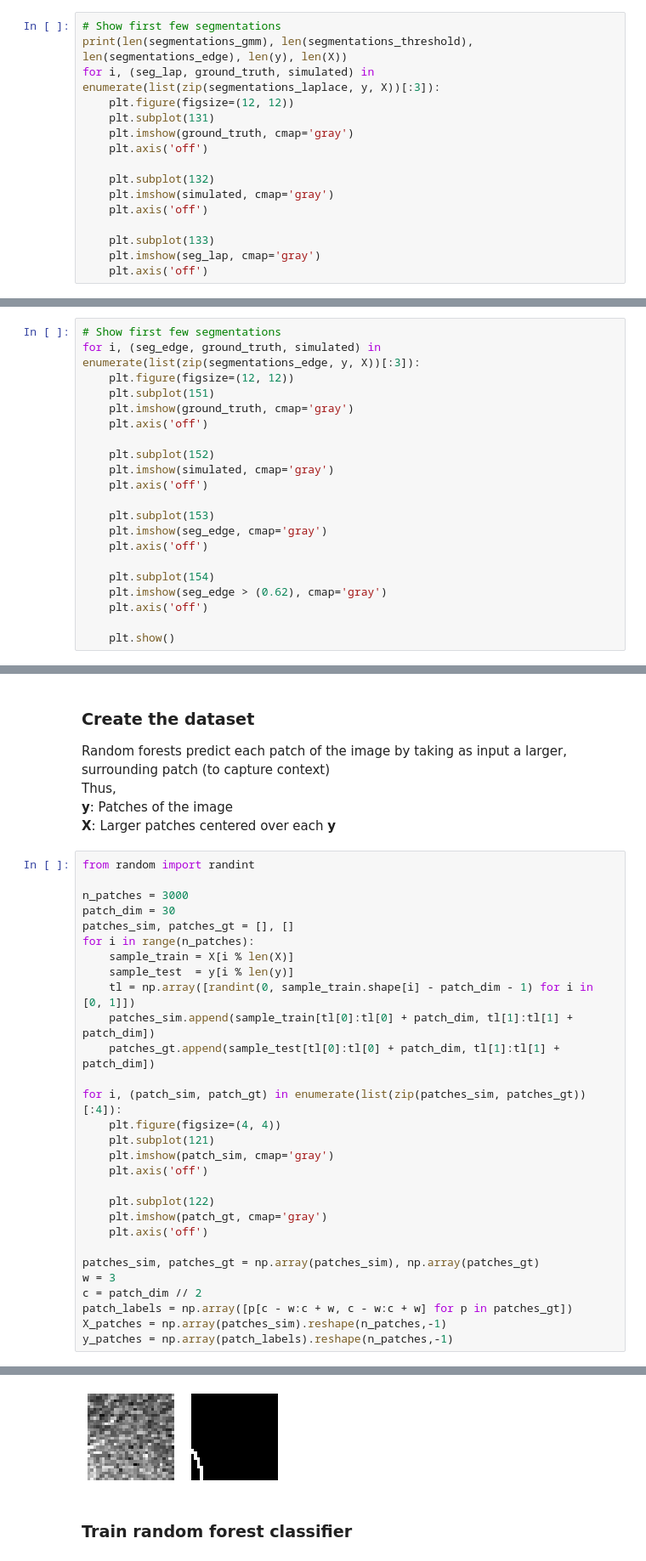
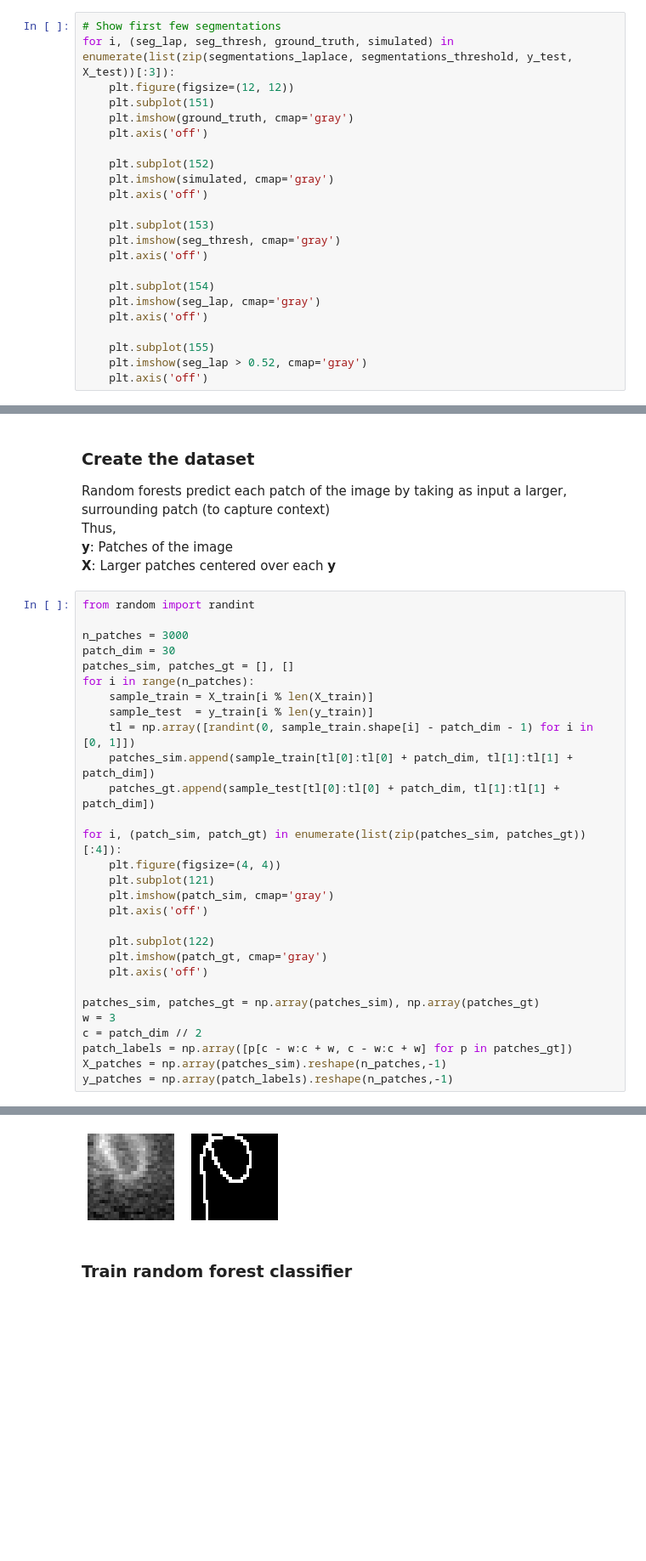
Before and after one commit to RobbieHolland/AIWire, a Jupyter notebook: classical_segmentation.ipynb, the cells around one changed output, grey strips where cells are left out. Shown at 85% size. Drawn from its saved outputs; the diff is of its cells as text; blank space fills up the shorter version.

```diff
--- a/classical_segmentation.ipynb
+++ b/classical_segmentation.ipynb
@@ -139,17 +115,24 @@ Clearly, the GMM is not very good since the noise can have the same intensity as
 # %%
 # Show first few segmentations
-print(len(segmentations_gmm), len(segmentations_threshold), len(segmentations_edge), len(y), len(X))
-for i, (seg_lap, ground_truth, simulated) in enumerate(list(zip(segmentations_laplace, y, X))[:3]):
+for i, (seg_lap, seg_thresh, ground_truth, simulated) in enumerate(list(zip(segmentations_laplace, segmentations_threshold, y_test, X_test))[:3]):
     plt.figure(figsize=(12, 12))
-    plt.subplot(131)
+    plt.subplot(151)
     plt.imshow(ground_truth, cmap='gray')
     plt.axis('off')
 
-    plt.subplot(132)
+    plt.subplot(152)
     plt.imshow(simulated, cmap='gray')
     plt.axis('off')
 
-    plt.subplot(133)
+    plt.subplot(153)
+    plt.imshow(seg_thresh, cmap='gray')
+    plt.axis('off')
+
+    plt.subplot(154)
     plt.imshow(seg_lap, cmap='gray')
     plt.axis('off')
+
+    plt.subplot(155)
+    plt.imshow(seg_lap > 0.52, cmap='gray')
+    plt.axis('off')
 # %% [output]
@@ -162,21 +141,0 @@ The Laplace filter followed by a threshold provides very accurate segmenations,
-# %%
-# Show first few segmentations
-for i, (seg_edge, ground_truth, simulated) in enumerate(list(zip(segmentations_edge, y, X))[:3]):
-    plt.figure(figsize=(12, 12))
-    plt.subplot(151)
-    plt.imshow(ground_truth, cmap='gray')
-    plt.axis('off')
-
-    plt.subplot(152)
-    plt.imshow(simulated, cmap='gray')
-    plt.axis('off')
-
-    plt.subplot(153)
-    plt.imshow(seg_edge, cmap='gray')
-    plt.axis('off')
-
-    plt.subplot(154)
-    plt.imshow(seg_edge > (0.62), cmap='gray')
-    plt.axis('off')
-
-    plt.show()
@@ -200,8 +155,8 @@ n_patches = 3000
 patch_dim = 30
 patches_sim, patches_gt = [], []
 for i in range(n_patches):
-    sample_train = X[i % len(X)]
-    sample_test  = y[i % len(y)]
+    sample_train = X_train[i % len(X_train)]
+    sample_test  = y_train[i % len(y_train)]
     tl = np.array([randint(0, sample_train.shape[i] - patch_dim - 1) for i in [0, 1]])
     patches_sim.append(sample_train[tl[0]:tl[0] + patch_dim, tl[1]:tl[1] + patch_dim])
     patches_gt.append(sample_test[tl[0]:tl[0] + patch_dim, tl[1]:tl[1] + patch_dim])
@@ -229,4 +184,4 @@ y_patches = np.array(patch_labels).reshape(n_patches,-1)
-[figure, old version]
+[figure, new version]
 # %% [markdown]
 ### Train random forest classifier
 # %%
```
Also changed, not shown: parts of 20 cells of this notebook, 2 other files.
